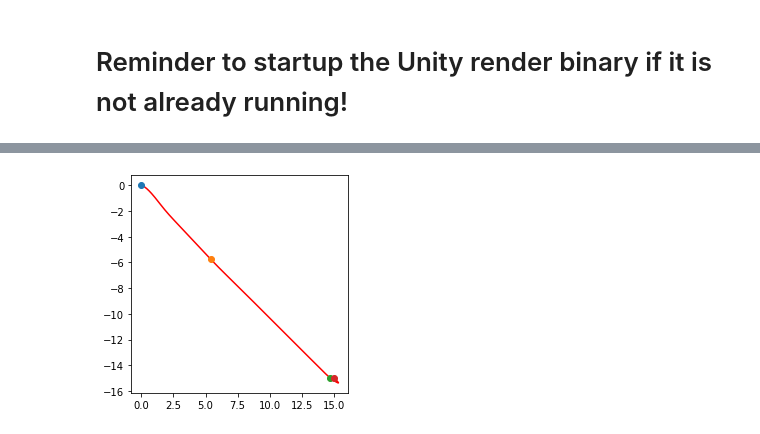
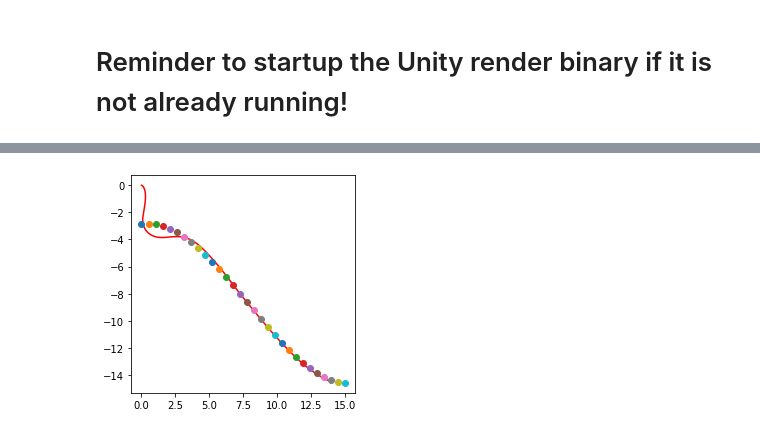
Before and after one commit to esiaero/flightgoggles, a Jupyter notebook: notebooks/RRT* pathing - empty environment.ipynb, the cells around one changed output, grey strips where cells are left out. Saved outputs shown, nothing was run; the diff lists cells and outputs as text; code cells hidden in the pictures.

Commit message:
polynomial fitting RRT path

```diff
--- a/notebooks/RRT* pathing - empty environment.ipynb
+++ b/notebooks/RRT* pathing - empty environment.ipynb
@@ -220,16 +220,26 @@ end_pos = scaled_path[-1]
 DEGREE = 3
 fit_coefs = np.polynomial.polynomial.polyfit(scaled_path[:,0], scaled_path[:,1], DEGREE)
 
-print(fit_coefs)
+# print(fit_coefs)
 
 num_waypoints = 30
 x_pts = np.linspace(start_pos[0], end_pos[0], num_waypoints)
 
-y_pts = 0
-for deg in range(fit_coefs.size):
-    y_pts += fit_coefs[deg] * x_pts**(deg)
+def y_res(x):
+    out = 0
+    for deg in range(fit_coefs.size):
+        out += fit_coefs[deg] * x**(deg)
+    return out
+
+y_pts = y_res(x_pts)
 
 fit = plt.figure()
 plt.plot(scaled_path[:,0], scaled_path[:,1], 'r', figure=fit)
 plt.plot(x_pts, y_pts, figure=fit)
+
+waypoint_coords = np.vstack((x_pts,
+                             y_pts,
+                             -30 * np.ones(num_waypoints))).T
+
+print(waypoint_coords)
 # %% [output]
@@ -270,10 +295,8 @@ if __name__ == "__main__":
 
     time_counter = 0
     crash = False
-    for waypoint in scaled_path:
+    for waypoint in waypoint_coords:
         # waypoint = np.append(waypoint_node.pos, np.arctan2(waypoint_node.pos[1], waypoint_node.pos[0]) + np.pi / 2)
-
-        print(waypoint)
 
         prev_waypoint = curr_waypoint
         curr_waypoint = waypoint
@@ -353,14 +372,14 @@ Final pose [ 15.05 -15.02 -29.92   0.  ]
 # %%
 # Orange dots are the waypoints, dotted are waypoints
 # coloration suggests the order
 import itertools
 import matplotlib.pyplot as plt
 
 plt.gca().set_aspect('equal', adjustable='box')
 # plt.plot(fol_accumulator.T[0], fol_accumulator.T[1], '.')
 plt.plot(pos_accumulator.T[0], pos_accumulator.T[1], 'r')
 # plt.plot(per_accumulator.T[0], per_accumulator.T[1], 'g')
-for waypoint in scaled_path:
+for waypoint in waypoint_coords:
     plt.plot(waypoint[0], waypoint[1], 'o')
 # %% [output]
-[figure, old version]
+[figure, new version]
```
Also changed, not shown: parts of 4 cells of this notebook.
